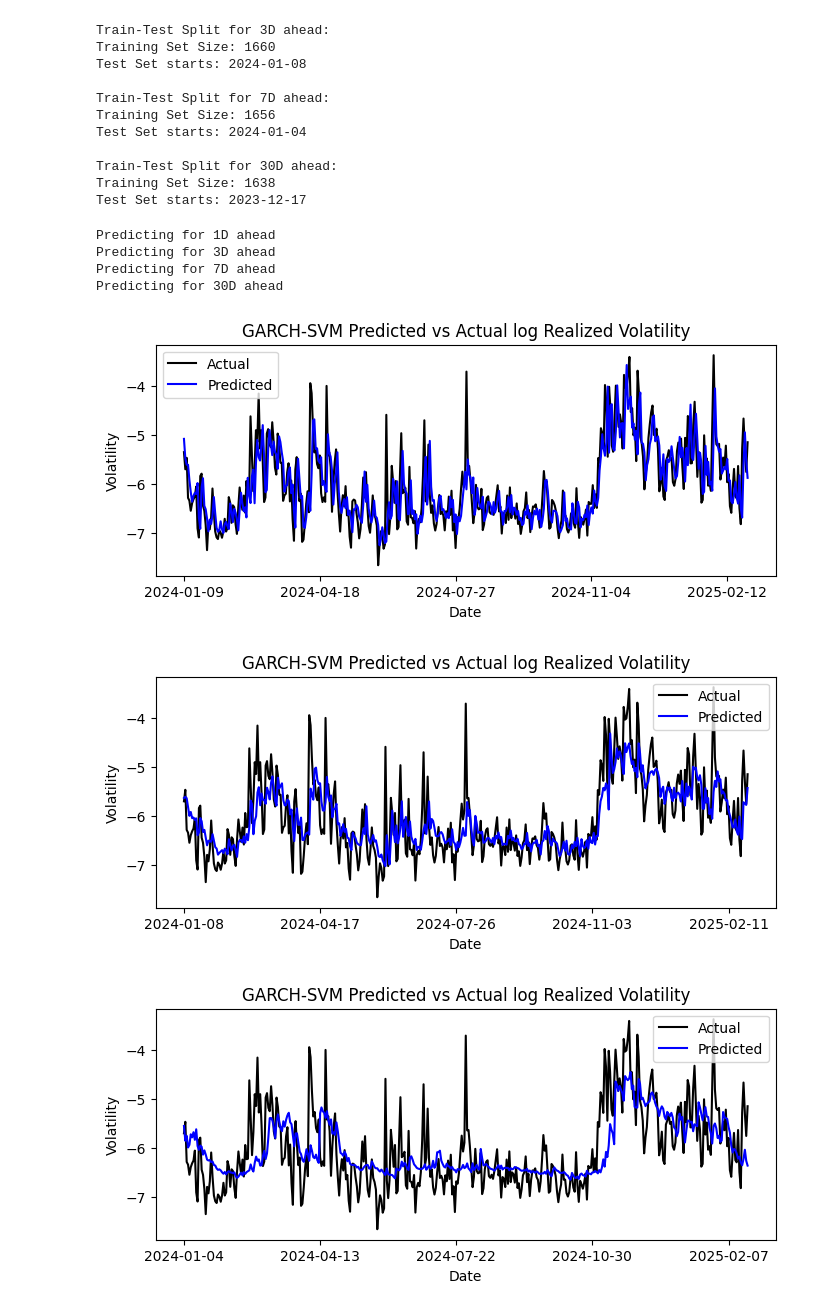
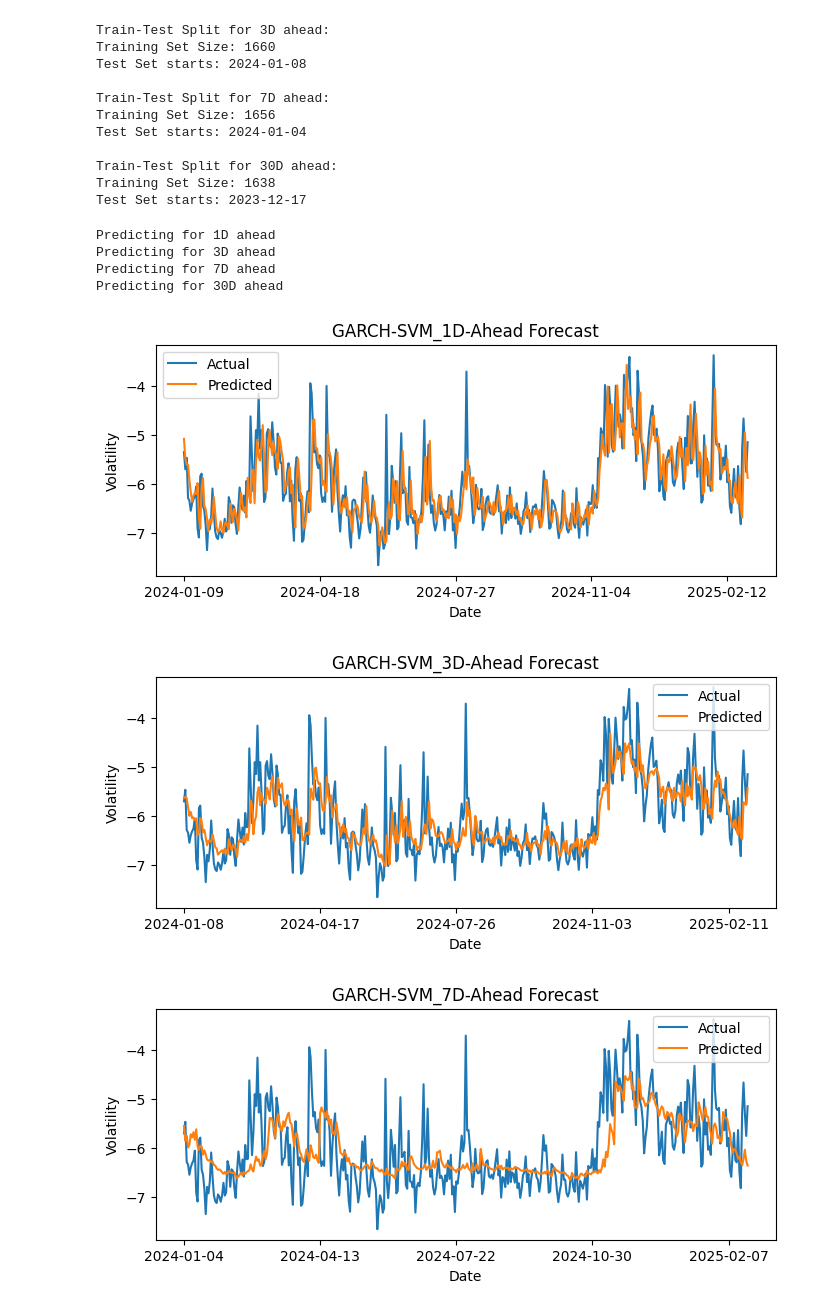
Before and after one commit to kiwi-lemongrass/DSE4101_Individual-Project, a Jupyter notebook: src/garch_svm.ipynb, the cells around one changed output. Drawn from its saved outputs; the diff is of its cells as text; code cells hidden in the pictures.

Commit message:
update garch

```diff
--- a/src/garch_svm.ipynb
+++ b/src/garch_svm.ipynb
@@ -142,30 +142,29 @@ def get_pred(h):
         forecast = predict(log_returns, log_RVs, h)
         pred.append(forecast)
     pred = pd.DataFrame(pred, index = r_test.index, columns=['Predicted'])
+    pred.to_csv(f'../res/{h}D/GARCH-SVM_{h}D.csv')
     return pred
 # %%
-def plot_pred(pred, h):
-    actual = dfs[h]['lnRV_test']
+def plot_pred(pred, actual, h):
     plt.figure(figsize=(8, 3))
-    plt.plot(actual, color='black', label='Actual')
-    plt.plot(pred, color='blue', label='Predicted')
+    plt.plot(actual, label='Actual')
+    plt.plot(pred, label='Predicted')
     plt.xticks(actual.index[::100])
     plt.xlabel('Date')
     plt.ylabel('Volatility')
-    plt.title('GARCH-SVM Predicted vs Actual log Realized Volatility')
+    plt.title(f'GARCH-SVM_{h}D-Ahead Forecast')
     plt.legend()
-    plt.savefig(''f'../res/{h}D/GARCH-SVM_Actual_vs_Predicted.png')
+    plt.savefig(f'../res/{h}D/GARCH-SVM_{h}D-Ahead Forecast.png')
 # %%
 for h in [1,3,7,30]:
     print(f"Predicting for {h}D ahead")
     pred = get_pred(h)
-    pred.to_csv(f'../res/{h}D/GARCH-SVM.csv')
-    plot_pred(pred, h)
+    plot_pred(pred, dfs[h]['lnRV_test'], h)
 # %% [output]
 Predicting for 1D ahead
 Predicting for 3D ahead
 Predicting for 7D ahead
 Predicting for 30D ahead
-[figure, old version]
+[figure, new version]
-[figure, old version]
+[figure, new version]
-[figure, old version]
+[figure, new version]
```
Also changed, not shown: parts of 1 cell of this notebook, 49 other files.
